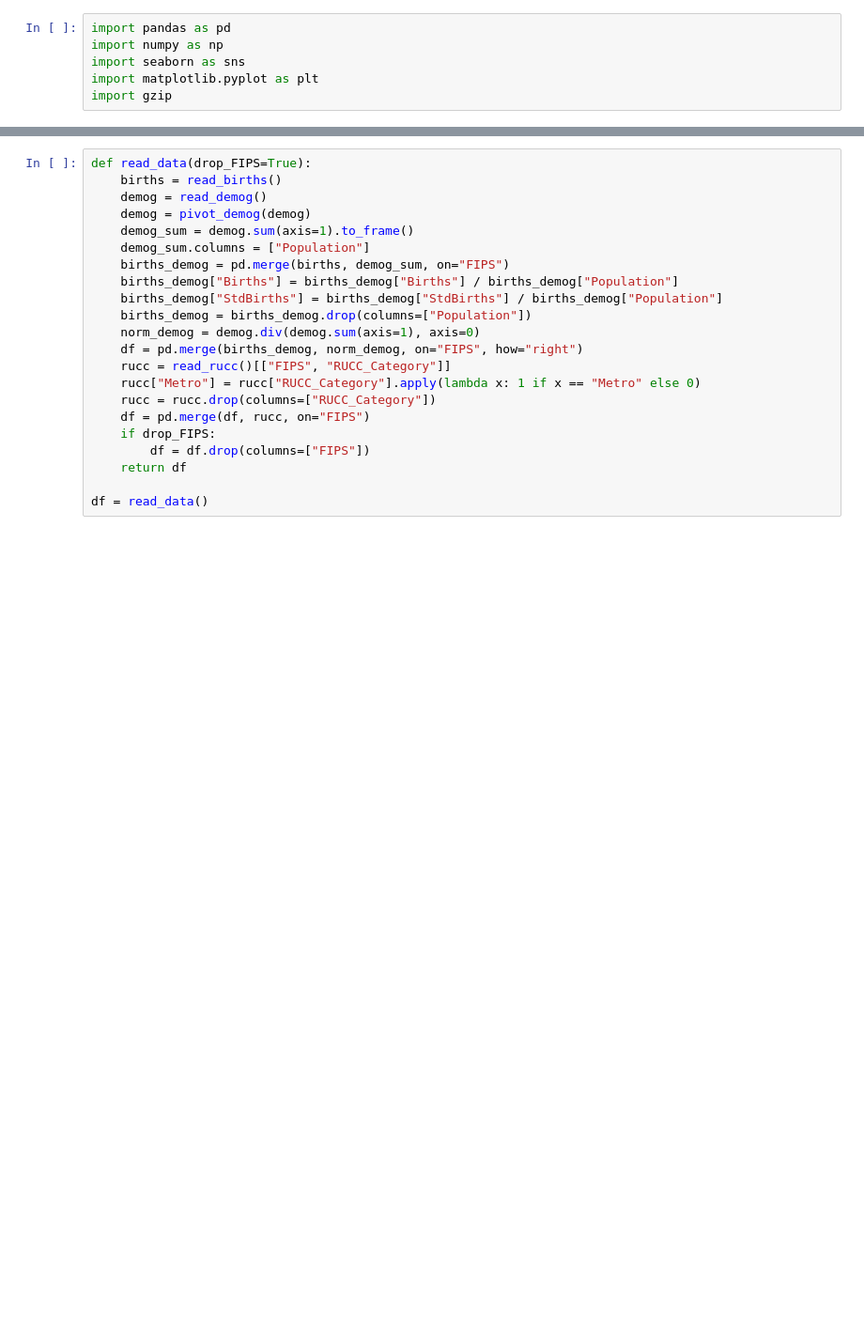
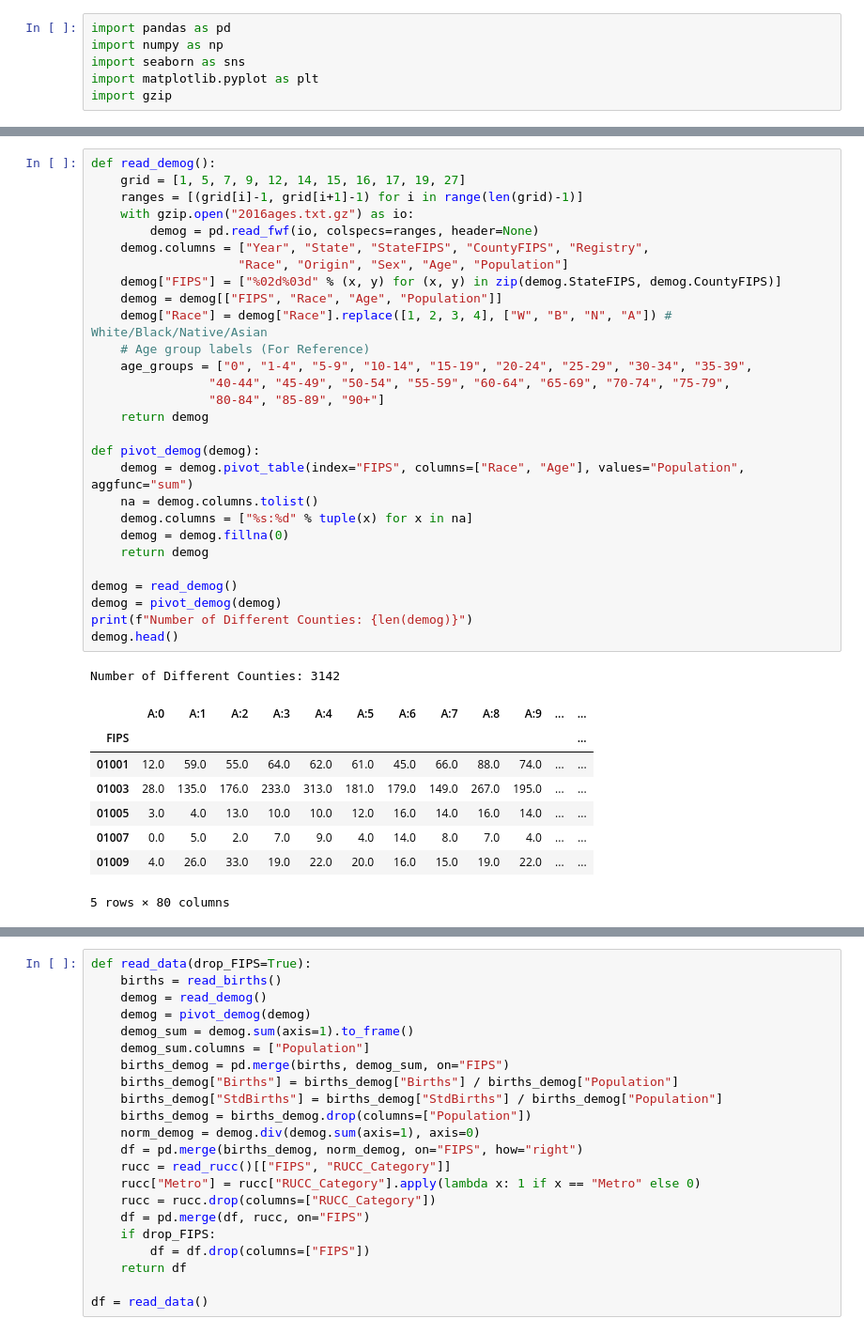
Before and after one commit to carlosfc-ds/project-si618, a Jupyter notebook: si618_project_III.ipynb, the cells around one changed output, grey strips where cells are left out. Shown at 94% size. Saved outputs shown, nothing was run; the diff lists cells and outputs as text; blank space fills up the shorter version.

```diff
--- a/si618_project_III.ipynb
+++ b/si618_project_III.ipynb
@@ -38,0 +73,38 @@ births.head()
+# %%
+def read_demog():
+    grid = [1, 5, 7, 9, 12, 14, 15, 16, 17, 19, 27]
+    ranges = [(grid[i]-1, grid[i+1]-1) for i in range(len(grid)-1)]
+    with gzip.open("2016ages.txt.gz") as io:
+        demog = pd.read_fwf(io, colspecs=ranges, header=None)
+    demog.columns = ["Year", "State", "StateFIPS", "CountyFIPS", "Registry",
+                    "Race", "Origin", "Sex", "Age", "Population"]
+    demog["FIPS"] = ["%02d%03d" % (x, y) for (x, y) in zip(demog.StateFIPS, demog.CountyFIPS)]
+    demog = demog[["FIPS", "Race", "Age", "Population"]]
+    demog["Race"] = demog["Race"].replace([1, 2, 3, 4], ["W", "B", "N", "A"]) # White/Black/Native/Asian
+    # Age group labels (For Reference)
+    age_groups = ["0", "1-4", "5-9", "10-14", "15-19", "20-24", "25-29", "30-34", "35-39",
+                "40-44", "45-49", "50-54", "55-59", "60-64", "65-69", "70-74", "75-79",
+                "80-84", "85-89", "90+"]
+    return demog
+
+def pivot_demog(demog):
+    demog = demog.pivot_table(index="FIPS", columns=["Race", "Age"], values="Population", aggfunc="sum")
+    na = demog.columns.tolist()
+    demog.columns = ["%s:%d" % tuple(x) for x in na]
+    demog = demog.fillna(0)
+    return demog
+
+demog = read_demog()
+demog = pivot_demog(demog)
+print(f"Number of Different Counties: {len(demog)}")
+demog.head()
+# %% [output]
+Number of Different Counties: 3142
+|  | A:0 | A:1 | A:2 | A:3 | A:4 | A:5 | A:6 | A:7 | A:8 | A:9 | ... | ... |
+| FIPS |  |  |  |  |  |  |  |  |  |  |  | ... |
+| 01001 | 12.0 | 59.0 | 55.0 | 64.0 | 62.0 | 61.0 | 45.0 | 66.0 | 88.0 | 74.0 | ... | ... |
+| 01003 | 28.0 | 135.0 | 176.0 | 233.0 | 313.0 | 181.0 | 179.0 | 149.0 | 267.0 | 195.0 | ... | ... |
+| 01005 | 3.0 | 4.0 | 13.0 | 10.0 | 10.0 | 12.0 | 16.0 | 14.0 | 16.0 | 14.0 | ... | ... |
+| 01007 | 0.0 | 5.0 | 2.0 | 7.0 | 9.0 | 4.0 | 14.0 | 8.0 | 7.0 | 4.0 | ... | ... |
+| 01009 | 4.0 | 26.0 | 33.0 | 19.0 | 22.0 | 20.0 | 16.0 | 15.0 | 19.0 | 22.0 | ... | ... |
+5 rows × 80 columns
```
Also changed, not shown: parts of 20 cells of this notebook.
